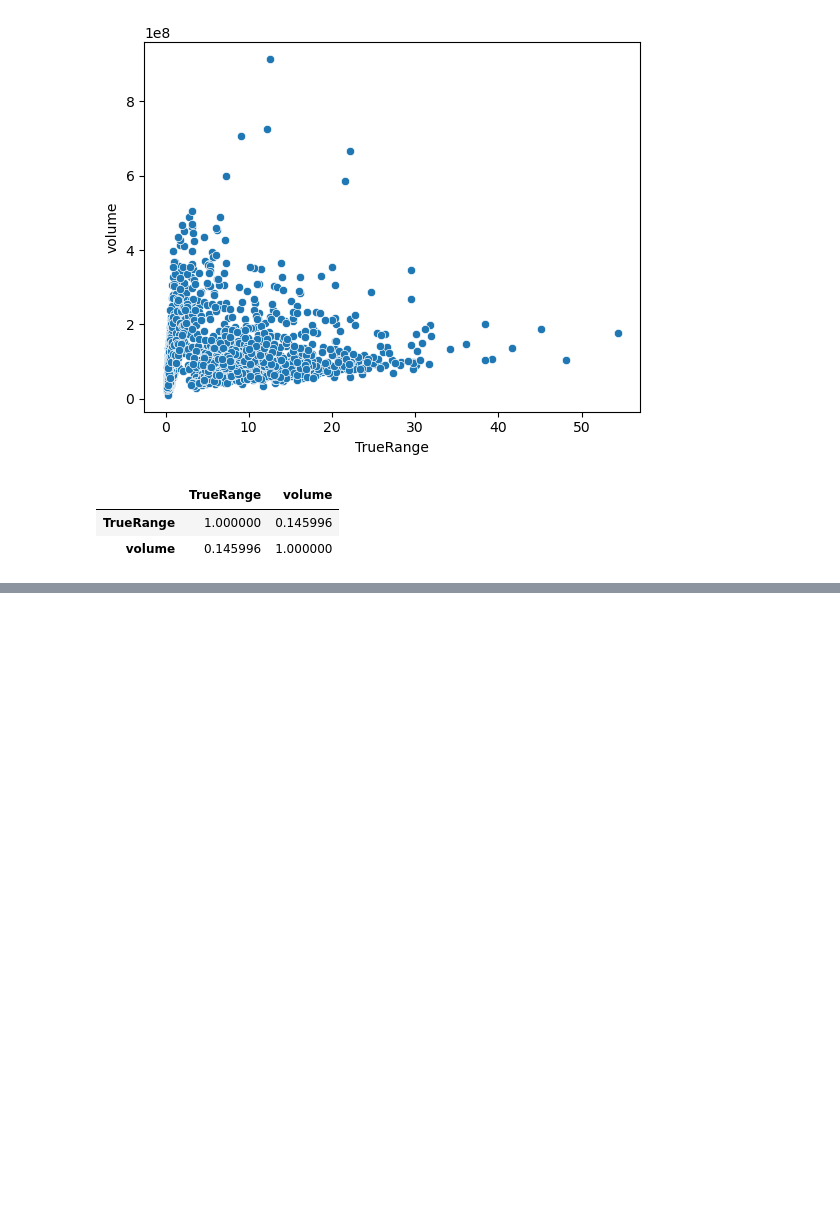
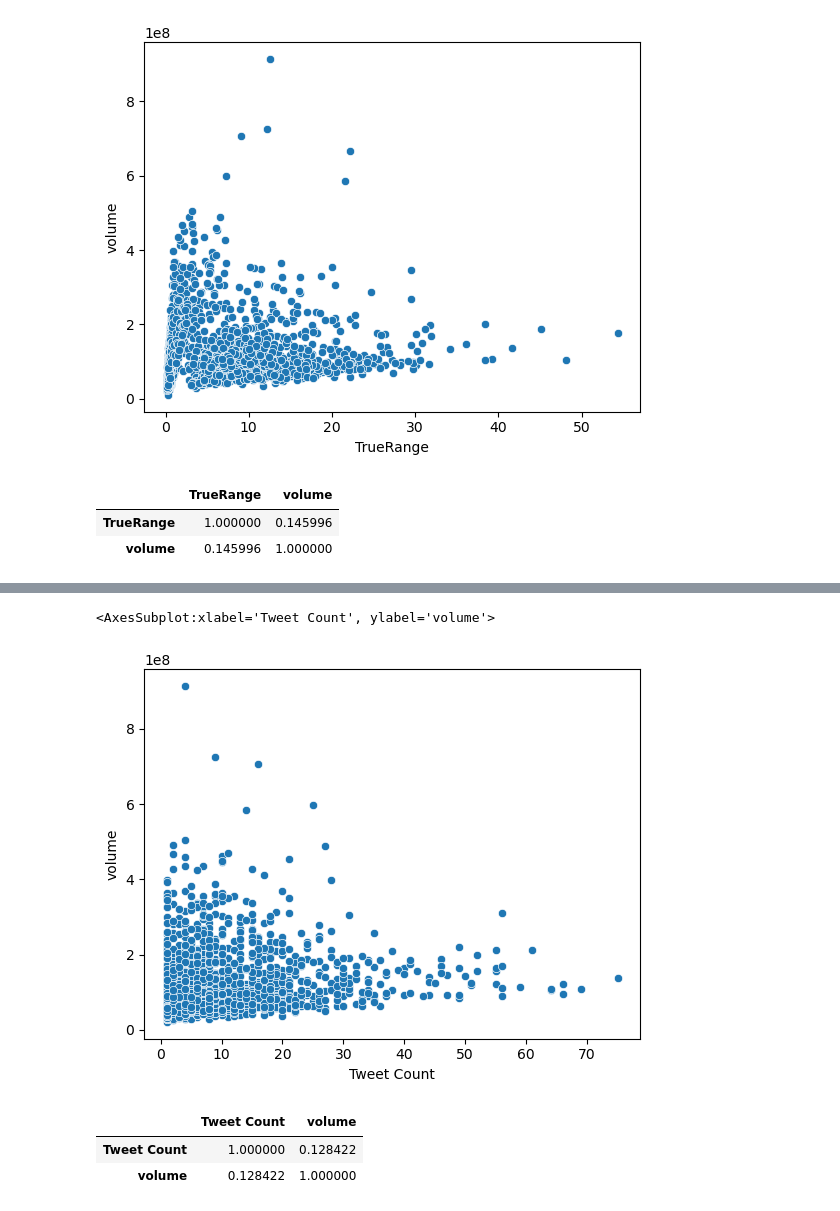
Before and after one commit to Charred-Baguette/AI-AT-CCIC, a Jupyter notebook: Semester 1/Stocks/Tesla ET.ipynb, the cells around one changed output, grey strips where cells are left out. Cells and saved outputs as stored; diff of their text form; code cells hidden in the pictures; blank space fills up the shorter version.

```diff
--- a/Semester 1/Stocks/Tesla ET.ipynb
+++ b/Semester 1/Stocks/Tesla ET.ipynb
@@ -1,7 +1,13 @@
 # %%
 import pandas as pd
 import seaborn as sns
+import requests
+from datetime import datetime, timedelta
+import time
+import numpy as np
 df=pd.read_json('tsla.json')
+tsla=pd.read_json('tsla.json')
+musk=pd.read_json('musk.json')
 # %%
 df.head()
 # %% [output]
@@ -89,0 +129,5 @@ corrcalc(df, 'TrueRange', 'volume', 0)
+# %%
+def combine_datasets(df1, df2, shared_column):
+    merged_df=pd.merge(df1, df2, on=shared_column, how='inner')
+    dfm=merged_df
+    return dfm
@@ -89,0 +166,15 @@ corrcalc(df, 'TrueRange', 'volume', 0)
+# %%
+tsla.rename(columns={'date': 'Date'}, inplace=True)
+# %%
+dfm = combine_datasets(tsla, musk, 'Date')
+# %%
+sns.scatterplot(data=dfm, x='Tweet Count', y='volume')
+# %% [output]
+<AxesSubplot:xlabel='Tweet Count', ylabel='volume'>
+[figure, added]
+# %%
+corrcalc(dfm, 'Tweet Count', 'volume', 0)
+# %% [output]
+|  | Tweet Count | volume |
+| Tweet Count | 1.000000 | 0.128422 |
+| volume | 0.128422 | 1.000000 |
```
Also changed, not shown: parts of 3 cells of this notebook, 2 other files.
